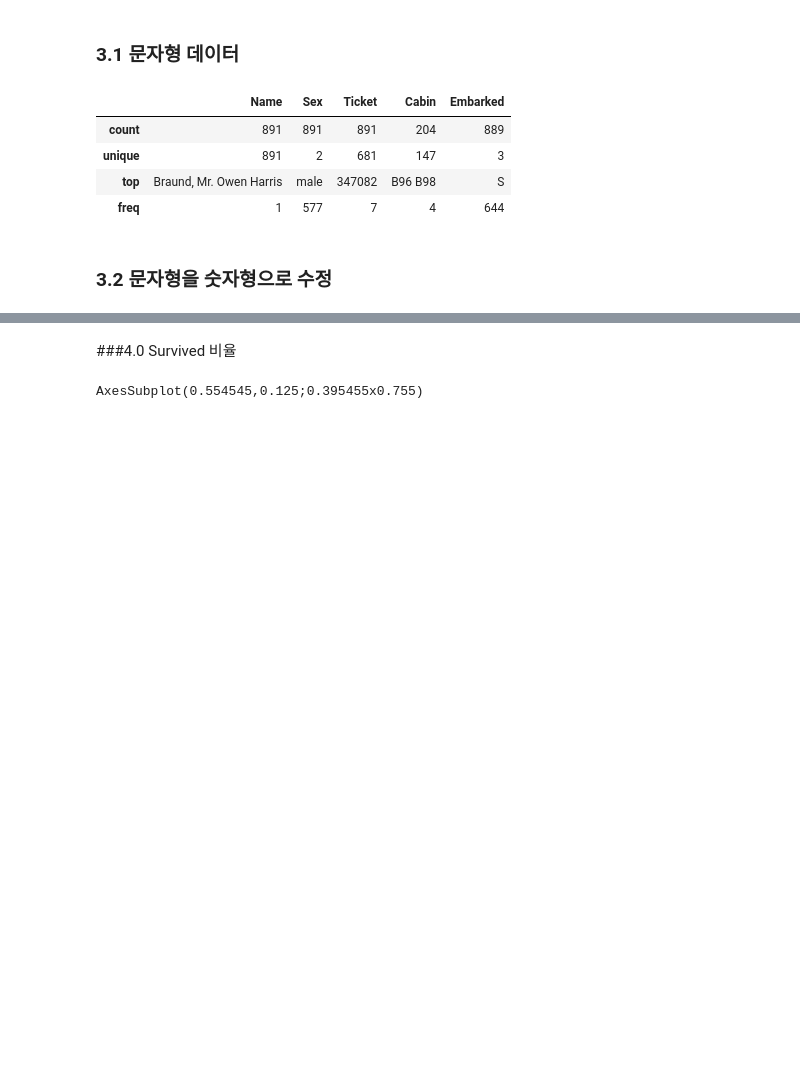
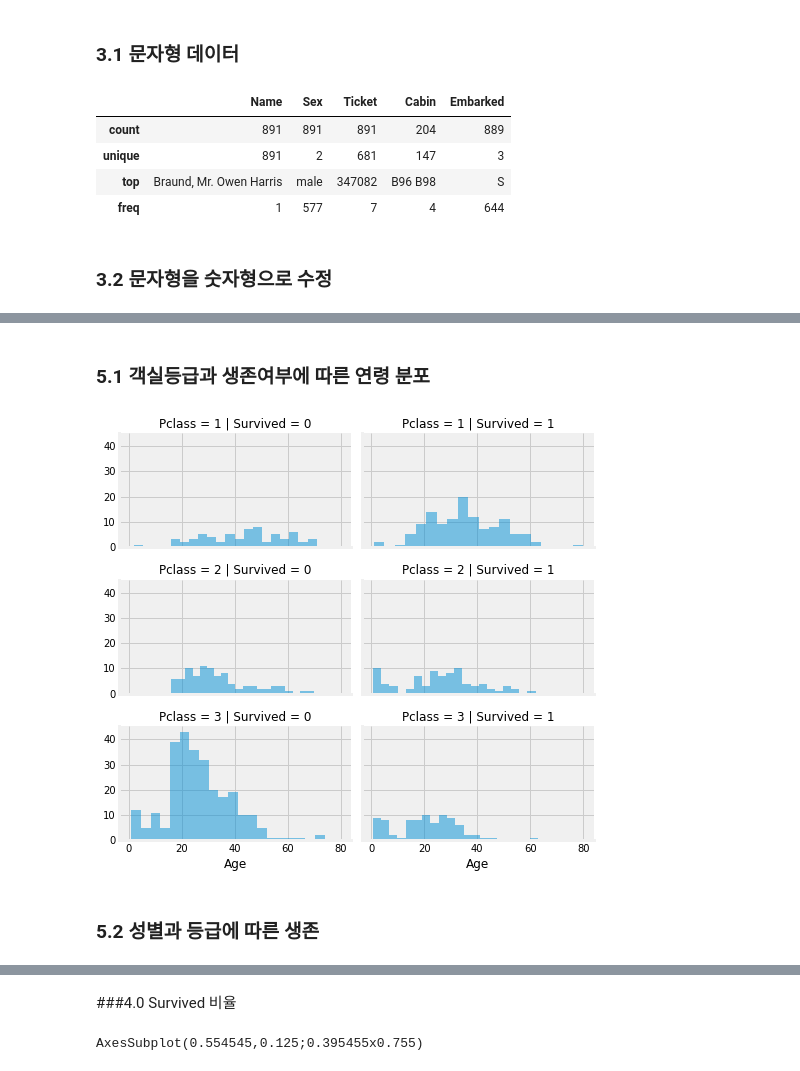
Before and after one commit to JihyoGwon/PythonforDataAnalysis, a Jupyter notebook: 001_1_Kaggle_Titanic_Colab_Data_Analysis.ipynb, the cells around one changed output, grey strips where cells are left out. Saved outputs shown, nothing was run; the diff lists cells and outputs as text; code cells hidden in the pictures; blank space fills up the shorter version.

```diff
--- a/001_1_Kaggle_Titanic_Colab_Data_Analysis.ipynb
+++ b/001_1_Kaggle_Titanic_Colab_Data_Analysis.ipynb
@@ -335,0 +535,5 @@ train.head()
+# %%
+bins3 = [0,10,20,30,40,50,65,85]
+bins3_label = [str(x)+"세 이상" for x in bins3]
+train['Age_group3'] = pd.cut(train['Age'], bins3, right=False, labels=bins3_label[:-1])
+train[train['Age']>75]
@@ -335,0 +554,11 @@ train.head()
+# %% [markdown]
+### 5.1 객실등급과 생존여부에 따른 연령 분포
+# %%
+# grid = sns.FacetGrid(train_df, col='Pclass', hue='Survived')
+grid = sns.FacetGrid(train, col='Survived', row='Pclass', size=2.2, aspect=1.6)
+grid.map(plt.hist, 'Age', alpha=.5, bins=20)
+grid.add_legend();
+# %% [output]
+[figure, added]
+# %% [markdown]
+### 5.2 성별과 등급에 따른 생존
```
Also changed, not shown: parts of 48 cells of this notebook.
